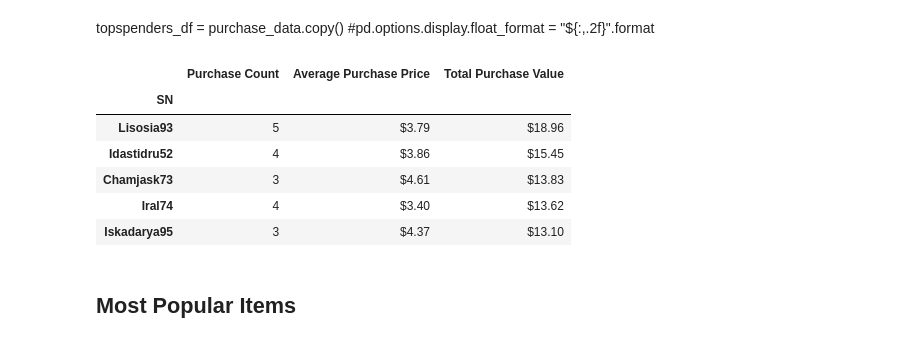
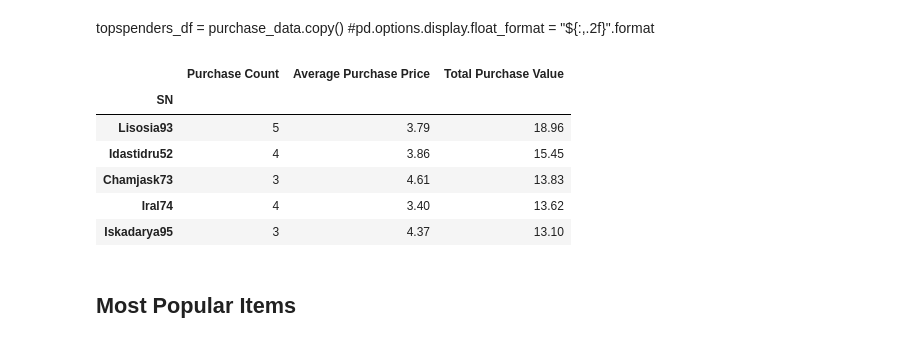
Before and after one commit to dbarrantes200/Homework3-DanielBarrantes, a Jupyter notebook: HeroesOfPymoli_Daniel_Barrantes_Homework.ipynb, the cells around one changed output. Saved outputs shown, nothing was run; the diff lists cells and outputs as text; code cells hidden in the pictures.

```diff
--- a/HeroesOfPymoli_Daniel_Barrantes_Homework.ipynb
+++ b/HeroesOfPymoli_Daniel_Barrantes_Homework.ipynb
@@ -58,7 +58,7 @@ total = {"Number of Unique Items": [unique_items],
          "Total Revenue": [total_revenue]
          }
 purchase_df = pd.DataFrame(total)
-pd.options.display.float_format = "${:,.2f}".format
+pd.options.display.float_format = "{:,.2f}".format
 purchase_df
 # %% [output]
 |  | Number of Unique Items | Average Price | Number of Purchases | Total Revenue |
@@ -88,7 +88,7 @@ gender_demographics = {"Gender":["Male","Female","Other / Non-Disclosed"],
         "Percentage of Players":[p_male_players, p_female_players, p_other_players]
         }
 gender_demographics_df = pd.DataFrame(gender_demographics)
-#pd.options.display.float_format = "${:,.2f}".format
+pd.options.display.float_format = "{:,.2f}".format
 gender_demographics_df
 # %% [output]
 |  | Gender | Total Count | Percentage of Players |
@@ -113,7 +113,7 @@ gender_demographics_df
 * Display the summary data frame
 # %%
 analysis_df = purchase_data[['Gender','SN','Price','Age']]
-pd.options.display.float_format = "${:,.2f}".format
+pd.options.display.float_format = "{:,.2f}".format
 # %%
 purchasing_analysis_df = analysis_df.groupby(["Gender"])["SN"].agg([("Purchase Count","count")]).join(\
                     analysis_df.groupby(["Gender"])["Price"].agg([("Average Purchase Price","mean"),\
@@ -151,7 +151,7 @@ purchasing_analysis_df
 # %%
 agedemo_df = purchase_data[['Age','SN']]
 agedemo_df=agedemo_df.drop_duplicates()
-#pd.options.display.float_format = "${:,.2f}".format
+pd.options.display.float_format = "{:,.2f}".format
 # %%
 bins = [0,9,14,19,24,29,34,40,99]
 agedemo_df['Test Score Summary'] = pd.cut(agedemo_df['Age'], bins,labels=["<10", "10-14", "15-19", "20-24", "25-29","30-34", "35-39", "40+"])
@@ -280,19 +280,21 @@ purchasing_age.groupby('Test Score Summary')['Avg Total Purchase per Person'].ag
 topspenders_df = purchase_data.copy()
 #pd.options.display.float_format = "${:,.2f}".format
 # %%
+topspenders_df = purchase_data.copy()
+
 topspenders_df = topspenders_df.groupby(["SN"])["Purchase ID"].agg([("Purchase Count","count")]).join(\
                     topspenders_df.groupby(["SN"])["Price"].agg([("Average Purchase Price","mean"),\
                                                                   ("Total Purchase Value","sum")]))
 
 topspenders_df.sort_values("Total Purchase Value", inplace=False, ascending=False).head(5)
 # %% [output]
 |  | Purchase Count | Average Purchase Price | Total Purchase Value |
 | SN |  |  |  |
-| Lisosia93 | 5 | $3.79 | $18.96 |
-| Idastidru52 | 4 | $3.86 | $15.45 |
-| Chamjask73 | 3 | $4.61 | $13.83 |
-| Iral74 | 4 | $3.40 | $13.62 |
-| Iskadarya95 | 3 | $4.37 | $13.10 |
+| Lisosia93 | 5 | 3.79 | 18.96 |
+| Idastidru52 | 4 | 3.86 | 15.45 |
+| Chamjask73 | 3 | 4.61 | 13.83 |
+| Iral74 | 4 | 3.40 | 13.62 |
+| Iskadarya95 | 3 | 4.37 | 13.10 |
 # %% [markdown]
 ## Most Popular Items
 # %% [markdown]
```
Also changed, not shown: parts of 14 cells of this notebook.
